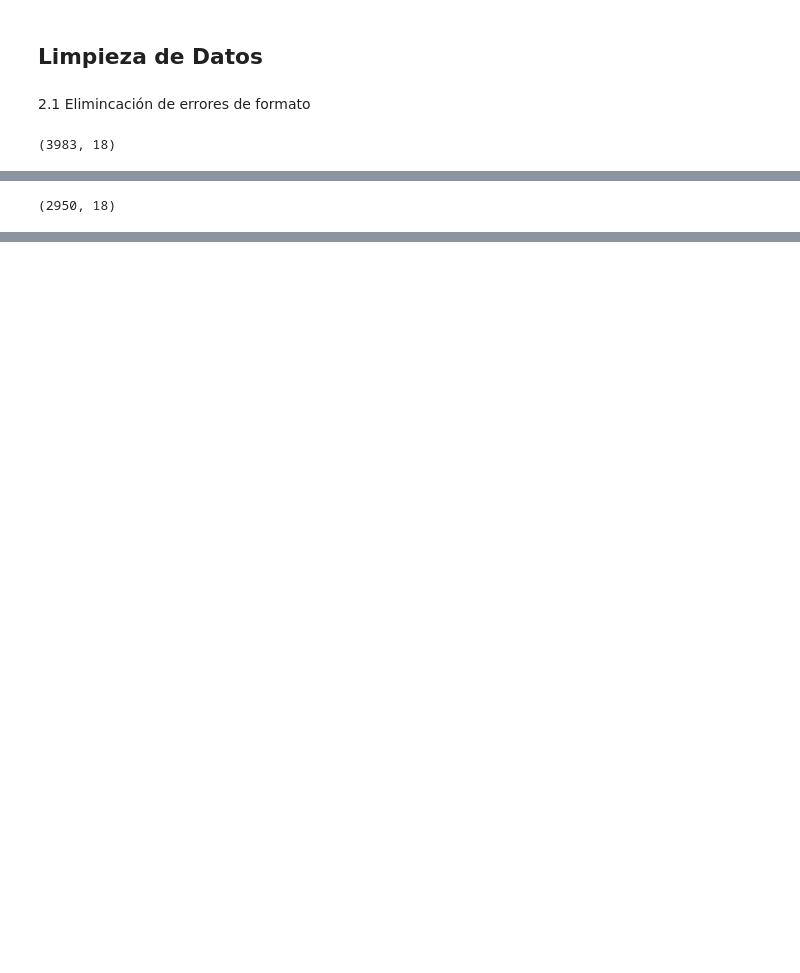
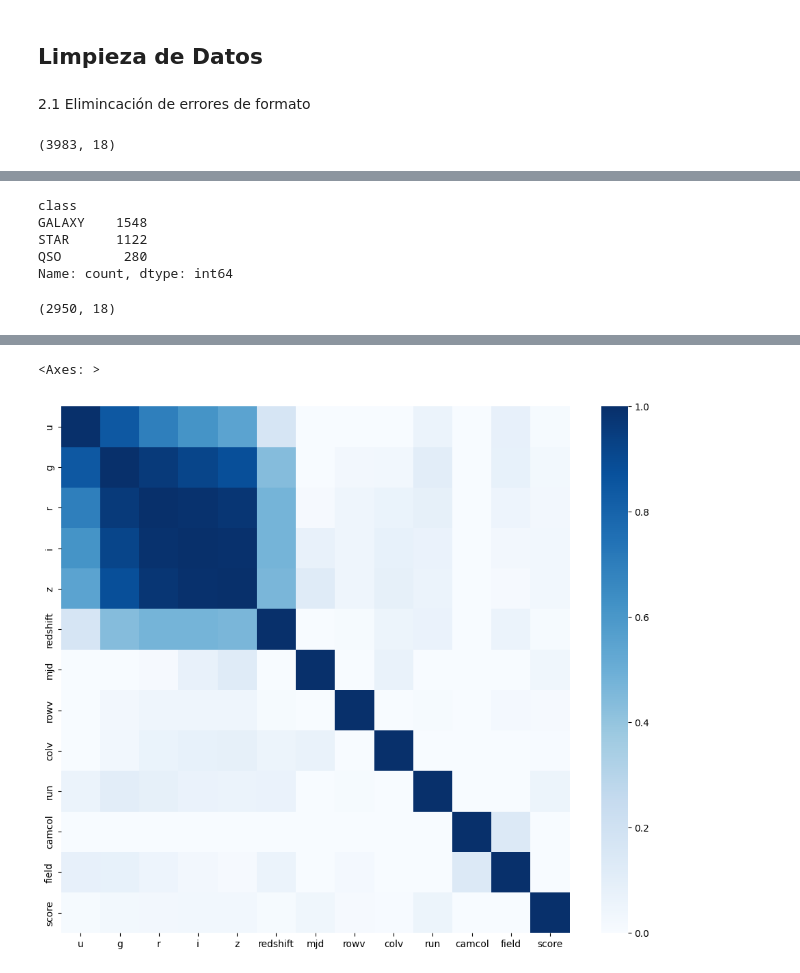
Before and after one commit to Paulina-A-V/Laboratorio, a Jupyter notebook: notebook lab 1.ipynb, the cells around one changed output, grey strips where cells are left out. Drawn from its saved outputs; the diff is of its cells as text; code cells hidden in the pictures; blank space fills up the shorter version.

Commit message:
CAMBIO DE VALORES CLASS

```diff
--- a/notebook lab 1.ipynb
+++ b/notebook lab 1.ipynb
@@ -255,6 +257,19 @@ data.drop(data[data["redshift"] < 0].index, inplace =True)
 # %%
 #Eliminación mediciones no confiables
 data.drop(data[data["clean"] == 0].index, inplace =True)
+# %%
+#Corrección de valores atipicos de class
+data.loc[data["class"] == "G", "class"] = "GALAXY"
+data.loc[data["class"] == "S", "class"] = "STAR"
+data.loc[data["class"] == "QUASAR", "class"] = "QSO"
+#Indicando la cantidad de tipos de cuerpos celestes
+data["class"].value_counts()
+# %% [output]
+class
+GALAXY    1548
+STAR      1122
+QSO        280
+Name: count, dtype: int64
 # %%
 # Podemos ver el tamaño del conjunto de datos después de este paso de limpieza de datos.
 data.shape
@@ -272,3 +287,11 @@ data.describe()
 | 50% | 1.237649e+18 | 192.786291 | 0.013618 | 18.889870 | 17.501230 | 16.858325 | 16.561920 | 16.393540 | 756.000000 | 3.000000 | 419.500000 | ... |
 | 75% | 1.237649e+18 | 211.186747 | 0.585553 | 19.276780 | 18.013785 | 17.522635 | 17.266295 | 17.151240 | 756.000000 | 5.000000 | 519.000000 | ... |
 | max | 1.237650e+18 | 249.723574 | 13.812148 | 19.599750 | 20.204270 | 20.118660 | 20.598250 | 20.747790 | 1035.000000 | 6.000000 | 812.000000 | ... |
+# %%
+#Correlación de intensidad de luz capturada en los diferentes filtros de color
+features = ["u","g","r","i","z","redshift","mjd","rowv","colv", "run","camcol","field","score"]
+plt.figure(figsize=(12, 10))
+sns.heatmap(data[features].corr(), cmap="Blues", vmin=0, vmax=1)
+# %% [output]
+<Axes: >
+[figure, added]
```
Also changed, not shown: parts of 3 cells of this notebook.
